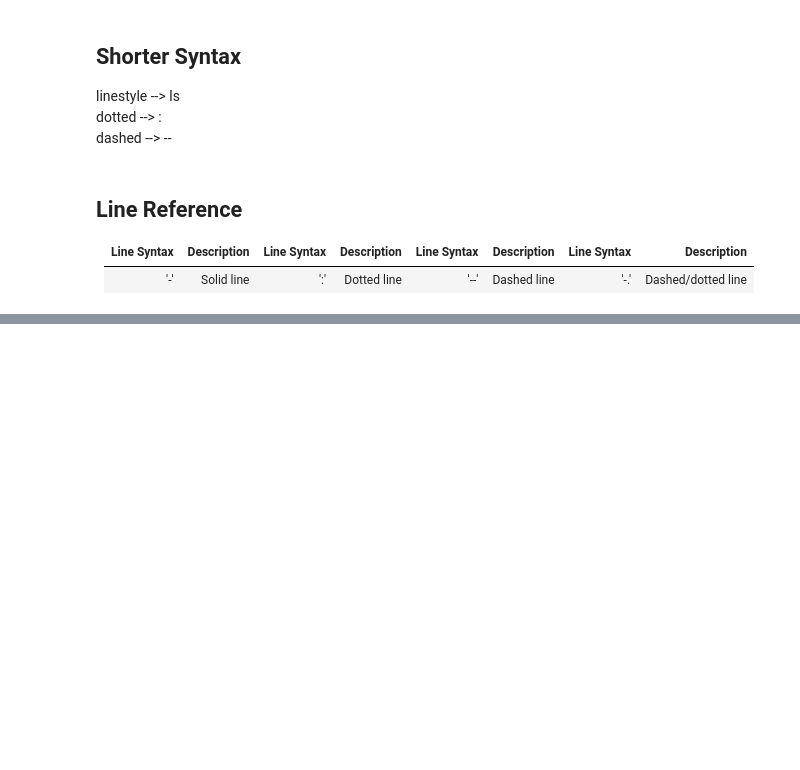
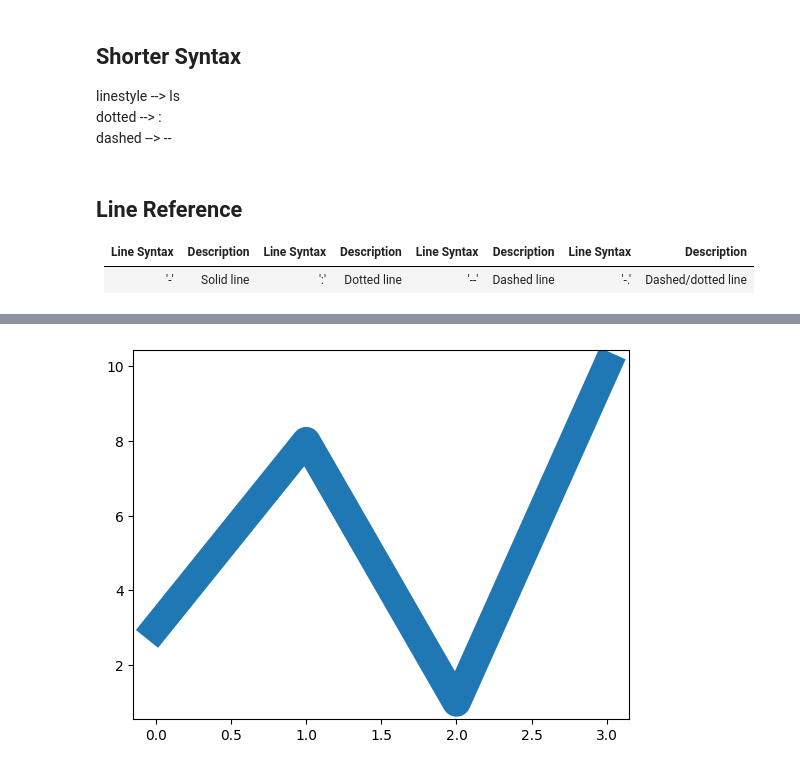
Before and after one commit to shaygong322/Dive-into-DL, a Jupyter notebook: NumPy-Pandas-Matplotlib/Matplotlib.ipynb, the cells around one changed output, grey strips where cells are left out. Cells and saved outputs as stored; diff of their text form; code cells hidden in the pictures; blank space fills up the shorter version.

```diff
--- a/NumPy-Pandas-Matplotlib/Matplotlib.ipynb
+++ b/NumPy-Pandas-Matplotlib/Matplotlib.ipynb
@@ -136,0 +160,7 @@ dashed --> --
+# %%
+ypoints = np.array([3, 8, 1, 10])
+
+plt.plot(ypoints, linewidth='20.5')
+plt.show()
+# %% [output]
+[figure, added]
```
Also changed, not shown: parts of 78 cells of this notebook, 2 other files.
